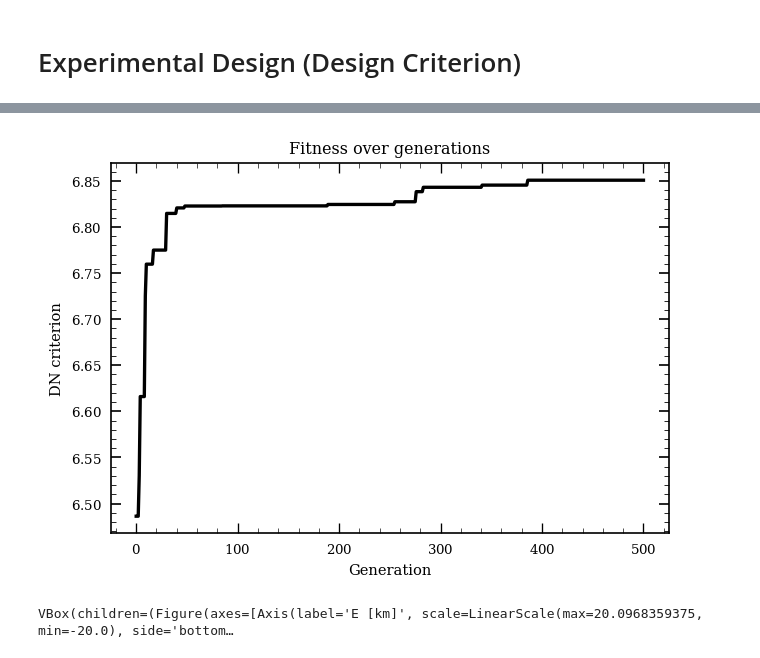
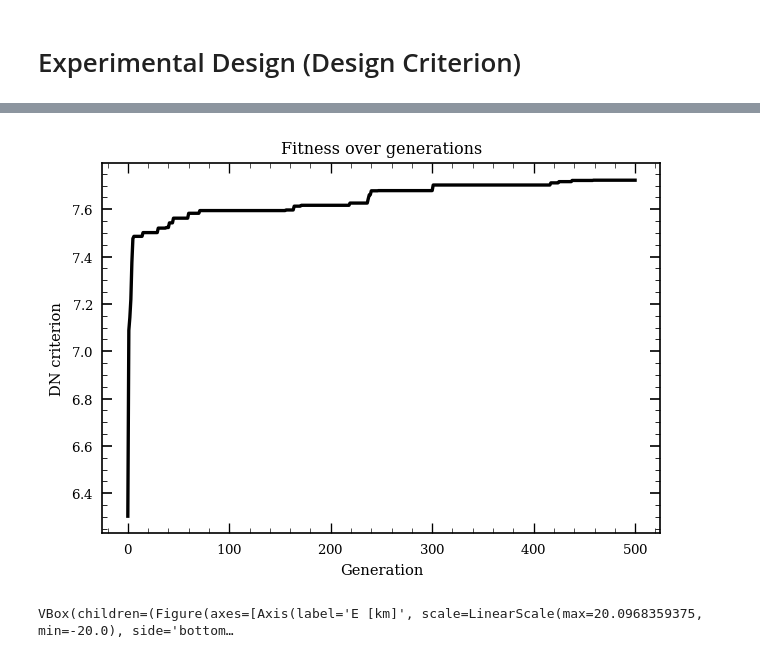
Before and after one commit to dominik-strutz/WoWED-volcano, a Jupyter notebook: example_design_process.ipynb, the cells around one changed output, grey strips where cells are left out. Cells and saved outputs as stored; diff of their text form; code cells hidden in the pictures.

```diff
--- a/example_design_process.ipynb
+++ b/example_design_process.ipynb
@@ -52,0 +55,5 @@ from helpers.plotting_helpers import (
+# %%
+defalut_volcano = 'Etna'
+select_volcano = choose_volcano(defalut_volcano)
+
+display(select_volcano)
@@ -53,10 +62,14 @@ from helpers.plotting_helpers import (
 # %%
 ##################### Choose the volcano #####################
-VOLCANO_NAME = 'Etna'
+VOLCANO_NAME = select_volcano.value
 ###################### Get the data ##  #######################
 VOLCANO_DATA = get_volcano_data(VOLCANO_NAME)
 
 ################# Choose area of interest ####################
+# you can define the bounding box manually or interactively
+# the bounding box is defined either in terms of the extent in km
+# or in terms of the min and max latitudes and longitudes
+
 # BOUNDING_BOX = dict(
 #     min_lon= VOLCANO_DATA['lon'] - 0.15, # in deg lon
 #     max_lon= VOLCANO_DATA['lon'] + 0.15, # in deg lon
@@ -70,10 +83,16 @@ BOUNDING_BOX = dict(
     extent_east  = 20.0, # in km
 )
 # the function below allows you to interactively choose the bounding box
-m, BOUNDING_BOX = draw_bounding_box(VOLCANO_DATA, BOUNDING_BOX)
+# to change the bounding box, just click on the little square icon and draw a new bounding box
+# NOTE: this will overwrite the bounding box you defined above
+# NOTE: if you rerun this cell, you will have to redefine the bounding box
+m, BOUNDING_BOX = draw_bounding_box(
+    VOLCANO_DATA, BOUNDING_BOX,
+)
 display(m)
 
 ################# Choose the depth range ####################
+# the depth range is defined in km below sea level
 MAX_DEPTH = 10.0        # km below sea level
 # %% [output]
 Map(center=[37.748, 14.999], controls=(ZoomControl(options=['position', 'zoom_in_text', 'zoom_in_title', 'zoom…
@@ -230,37 +259,36 @@ nmc_method = NMC_method(
 # for now we will use no preexisting design
 preexisting_design = None
 # %%
-%matplotlib inline
 from helpers.experimental_design_helpers import Design_Optimisation
 
-# available_stations = dict(
-#     n_node=3,
-#     n_array=1)
+available_stations = dict(
+    n_node=3,
+    n_array=1)
 
-available_stations = (
-    ('array', 'arrival_p'),
-    ('arrival_p',),
-    ('arrival_p',),
-    ('arrival_p',))
-
+# alternative way to define the available stations
+# available_stations = (
+#     ('array', 'arrival_p', amplitude_s'),
+#     ('arrival_p', 'amplitude_s'),
+#     ('arrival_p', 'amplitude_s'),
+#     ('arrival_p', 'amplitude_s'))
 
 design_optimisation = Design_Optimisation(
     dn_method,
     SURFACE_DATA,
     design_space_dict,
     preexisting_design=preexisting_design
 )
 
 best_design, info = design_optimisation.get_optimal_design(
     available_stations=available_stations,
         optimisation_algorithm='genetic',
         optimisation_kwargs=dict(
             num_generations=500,
             num_parents_mating=4,
             plot_fitness=True,
             random_seed=0,
         )
 )
 # %% [output]
-[figure, old version]
+[figure, new version]
 # %%
```
Also changed, not shown: parts of 29 cells of this notebook, 1 other file.
